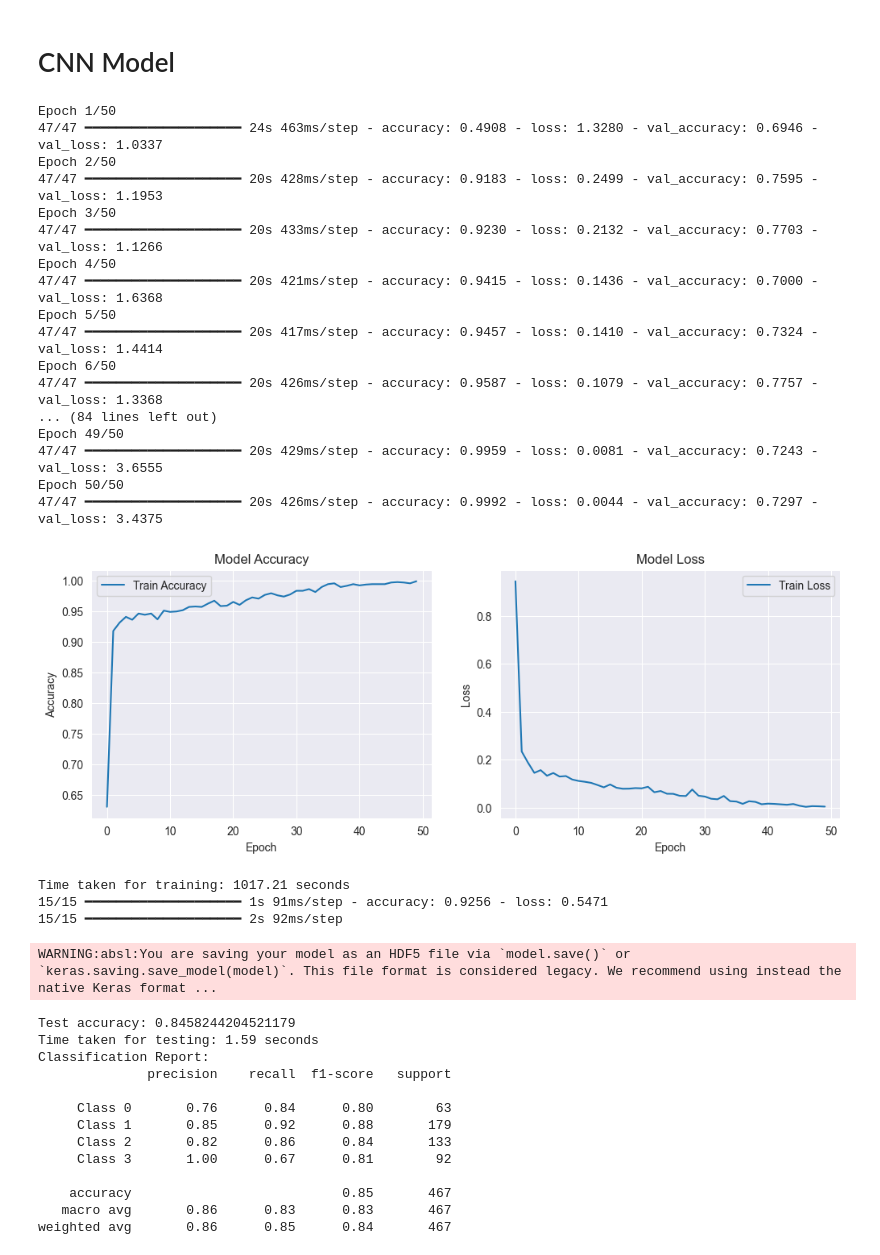
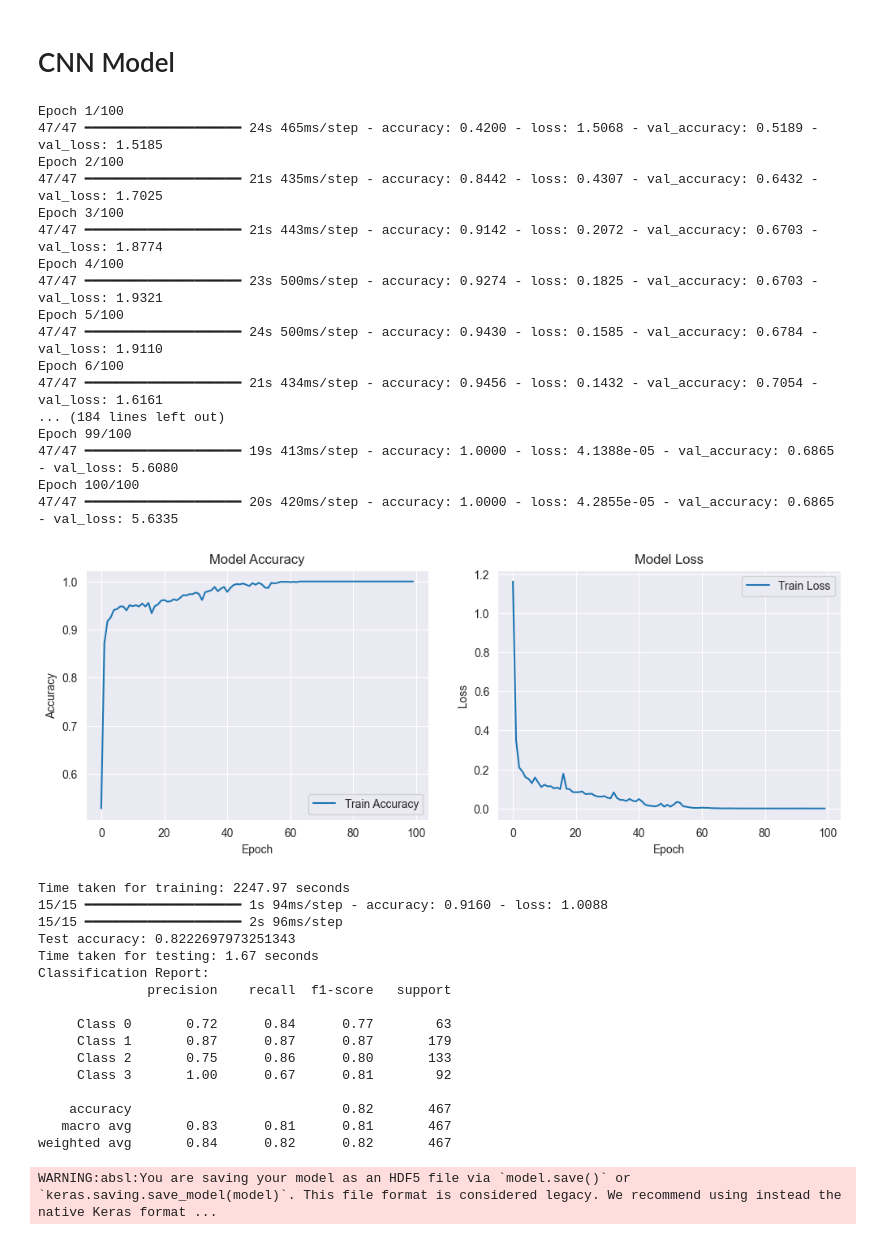
Before and after one commit to bxhoa04/introOfAI_Final, a Jupyter notebook: notebook code/CNN.ipynb, the cells around one changed output. Cells and saved outputs as stored; diff of their text form; code cells hidden in the pictures.

```diff
--- a/notebook code/CNN.ipynb
+++ b/notebook code/CNN.ipynb
@@ -3,7 +3,6 @@
 # %%
 import os
 import numpy as np
-import tensorflow as tf
 from tensorflow.keras import layers, models
 from tensorflow.keras.preprocessing.image import load_img, img_to_array
 from tensorflow.keras.utils import to_categorical
@@ -91,66 +90,66 @@ class CXRModel:
         plt.plot(history.history['accuracy'], label='Train Accuracy')
         plt.title('Model Accuracy')
         plt.xlabel('Epoch')
         plt.ylabel('Accuracy')
         plt.legend()
 
         plt.subplot(1, 2, 2)
         plt.plot(history.history['loss'], label='Train Loss')
         plt.title('Model Loss')
         plt.xlabel('Epoch')
         plt.ylabel('Loss')
         plt.legend()
 
         plt.show()
 
     def save_model(self, model_path='CNN_alone.h5'):
         self.model.save(model_path)
 
 num_classes = 4
 train_images_dir = 'D:\\Introduction for AI\\AIFinal\\data\\Lung_CT_Scan\\train\\images'
 train_labels_dir = 'D:\\Introduction for AI\\AIFinal\\data\\Lung_CT_Scan\\train\\labels'
 test_images_dir = 'D:\\Introduction for AI\\AIFinal\\data\\Lung_CT_Scan\\valid\\images'
 test_labels_dir = 'D:\\Introduction for AI\\AIFinal\\data\\Lung_CT_Scan\\valid\\labels'
 
 # Khởi tạo mô hình
 cxr_model = CXRModel(train_images_dir, train_labels_dir, test_images_dir, test_labels_dir, num_classes)
 cxr_model.build_model()
-cxr_model.train(epochs=50)
+cxr_model.train(epochs=100)
 cxr_model.evaluate()
 cxr_model.save_model()
 # %% [output]
-Epoch 1/50
-47/47 ━━━━━━━━━━━━━━━━━━━━ 24s 463ms/step - accuracy: 0.4908 - loss: 1.3280 - val_accuracy: 0.6946 - val_loss: 1.0337
-Epoch 2/50
-47/47 ━━━━━━━━━━━━━━━━━━━━ 20s 428ms/step - accuracy: 0.9183 - loss: 0.2499 - val_accuracy: 0.7595 - val_loss: 1.1953
-Epoch 3/50
-47/47 ━━━━━━━━━━━━━━━━━━━━ 20s 433ms/step - accuracy: 0.9230 - loss: 0.2132 - val_accuracy: 0.7703 - val_loss: 1.1266
-Epoch 4/50
-47/47 ━━━━━━━━━━━━━━━━━━━━ 20s 421ms/step - accuracy: 0.9415 - loss: 0.1436 - val_accuracy: 0.7000 - val_loss: 1.6368
-Epoch 5/50
-47/47 ━━━━━━━━━━━━━━━━━━━━ 20s 417ms/step - accuracy: 0.9457 - loss: 0.1410 - val_accuracy: 0.7324 - val_loss: 1.4414
-Epoch 6/50
-47/47 ━━━━━━━━━━━━━━━━━━━━ 20s 426ms/step - accuracy: 0.9587 - loss: 0.1079 - val_accuracy: 0.7757 - val_loss: 1.3368
-... (84 lines left out)
-Epoch 49/50
-47/47 ━━━━━━━━━━━━━━━━━━━━ 20s 429ms/step - accuracy: 0.9959 - loss: 0.0081 - val_accuracy: 0.7243 - val_loss: 3.6555
-Epoch 50/50
-47/47 ━━━━━━━━━━━━━━━━━━━━ 20s 426ms/step - accuracy: 0.9992 - loss: 0.0044 - val_accuracy: 0.7297 - val_loss: 3.4375
+Epoch 1/100
+47/47 ━━━━━━━━━━━━━━━━━━━━ 24s 465ms/step - accuracy: 0.4200 - loss: 1.5068 - val_accuracy: 0.5189 - val_loss: 1.5185
+Epoch 2/100
+47/47 ━━━━━━━━━━━━━━━━━━━━ 21s 435ms/step - accuracy: 0.8442 - loss: 0.4307 - val_accuracy: 0.6432 - val_loss: 1.7025
+Epoch 3/100
+47/47 ━━━━━━━━━━━━━━━━━━━━ 21s 443ms/step - accuracy: 0.9142 - loss: 0.2072 - val_accuracy: 0.6703 - val_loss: 1.8774
+Epoch 4/100
+47/47 ━━━━━━━━━━━━━━━━━━━━ 23s 500ms/step - accuracy: 0.9274 - loss: 0.1825 - val_accuracy: 0.6703 - val_loss: 1.9321
+Epoch 5/100
+47/47 ━━━━━━━━━━━━━━━━━━━━ 24s 500ms/step - accuracy: 0.9430 - loss: 0.1585 - val_accuracy: 0.6784 - val_loss: 1.9110
+Epoch 6/100
+47/47 ━━━━━━━━━━━━━━━━━━━━ 21s 434ms/step - accuracy: 0.9456 - loss: 0.1432 - val_accuracy: 0.7054 - val_loss: 1.6161
+... (184 lines left out)
+Epoch 99/100
+47/47 ━━━━━━━━━━━━━━━━━━━━ 19s 413ms/step - accuracy: 1.0000 - loss: 4.1388e-05 - val_accuracy: 0.6865 - val_loss: 5.6080
+Epoch 100/100
+47/47 ━━━━━━━━━━━━━━━━━━━━ 20s 420ms/step - accuracy: 1.0000 - loss: 4.2855e-05 - val_accuracy: 0.6865 - val_loss: 5.6335
-[figure, old version]
+[figure, new version]
-Time taken for training: 1017.21 seconds
-15/15 ━━━━━━━━━━━━━━━━━━━━ 1s 91ms/step - accuracy: 0.9256 - loss: 0.5471
-15/15 ━━━━━━━━━━━━━━━━━━━━ 2s 92ms/step
+Time taken for training: 2247.97 seconds
+15/15 ━━━━━━━━━━━━━━━━━━━━ 1s 94ms/step - accuracy: 0.9160 - loss: 1.0088
+15/15 ━━━━━━━━━━━━━━━━━━━━ 2s 96ms/step
+Test accuracy: 0.8222697973251343
+Time taken for testing: 1.67 seconds
+Classification Report:
+              precision    recall  f1-score   support
+
+     Class 0       0.72      0.84      0.77        63
+     Class 1       0.87      0.87      0.87       179
+     Class 2       0.75      0.86      0.80       133
+     Class 3       1.00      0.67      0.81        92
+
+    accuracy                           0.82       467
+   macro avg       0.83      0.81      0.81       467
+weighted avg       0.84      0.82      0.82       467
 WARNING:absl:You are saving your model as an HDF5 file via `model.save()` or `keras.saving.save_model(model)`. This file format is considered legacy. We recommend using instead the native Keras format ...
-Test accuracy: 0.8458244204521179
-Time taken for testing: 1.59 seconds
-Classification Report:
-              precision    recall  f1-score   support
-
-     Class 0       0.76      0.84      0.80        63
-     Class 1       0.85      0.92      0.88       179
-     Class 2       0.82      0.86      0.84       133
-     Class 3       1.00      0.67      0.81        92
-
-    accuracy                           0.85       467
-   macro avg       0.86      0.83      0.83       467
-weighted avg       0.86      0.85      0.84       467
```
